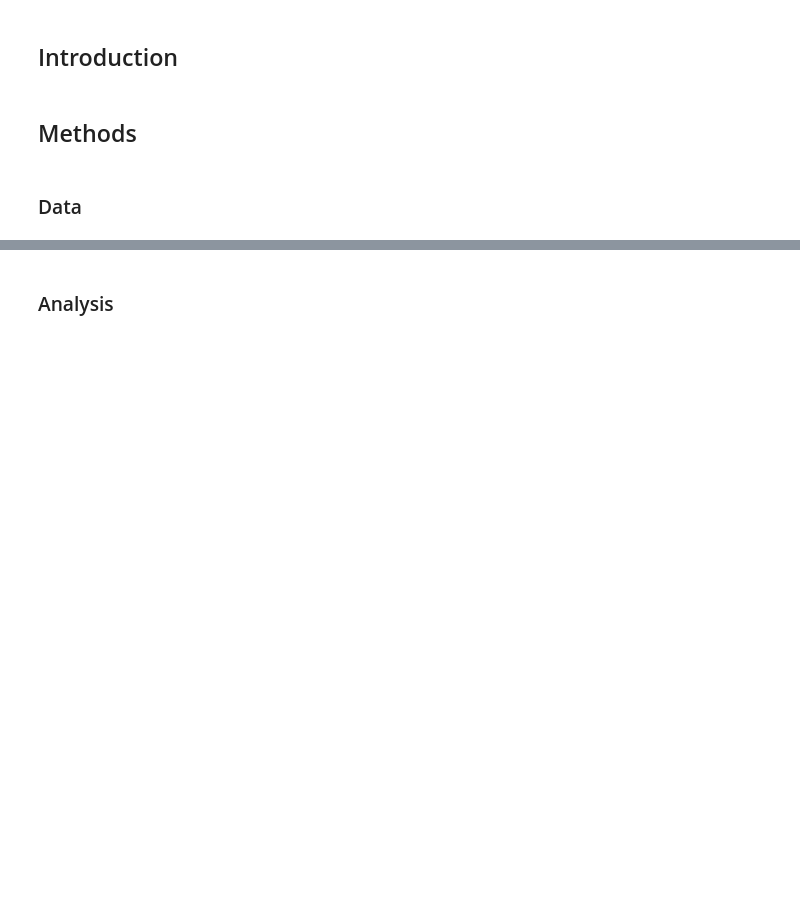
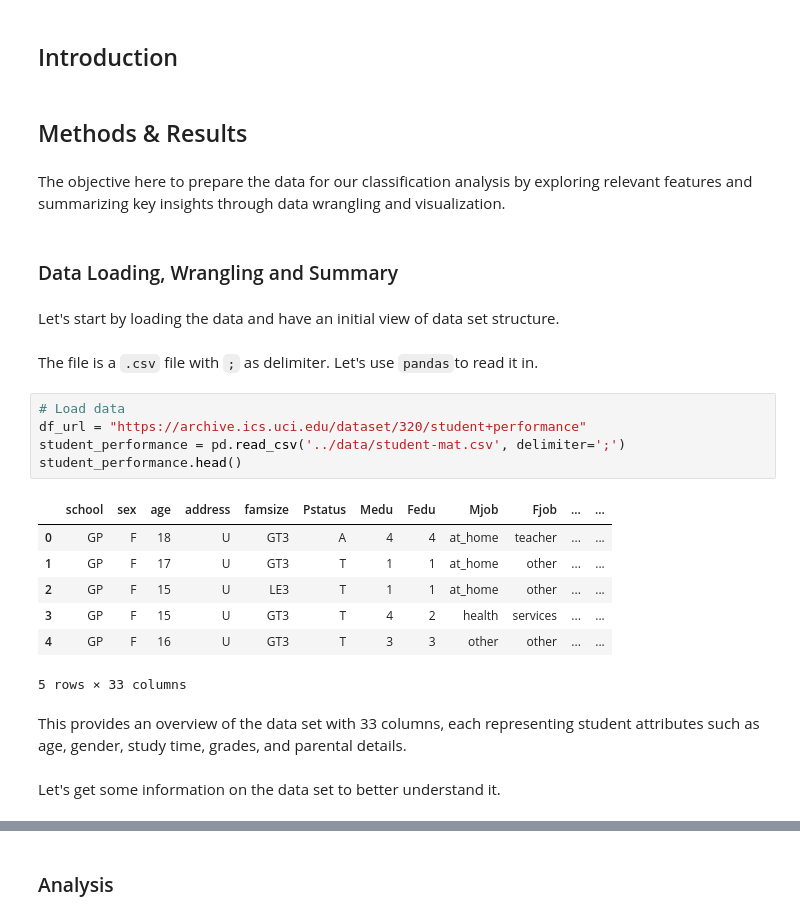
Before and after one commit to UBC-MDS/dsci-522-group-23, a Jupyter notebook: notebooks/student_performance_predictor_report.ipynb, the cells around one changed output, grey strips where cells are left out. Cells and saved outputs as stored; diff of their text form; blank space fills up the shorter version.

```diff
--- a/notebooks/student_performance_predictor_report.ipynb
+++ b/notebooks/student_performance_predictor_report.ipynb
@@ -9,6 +13,29 @@ Packages:
 # %% [markdown]
 ## Introduction
 # %% [markdown]
-## Methods
+## Methods & Results
+# %% [markdown]
+The objective here to prepare the data for our classification analysis by exploring relevant features and summarizing key insights through data wrangling and visualization.
 # %% [markdown]
-### Data
+### Data Loading, Wrangling and Summary
+# %% [markdown]
+Let's start by loading the data and have an initial view of data set structure.
+# %% [markdown]
+The file is a `.csv` file with `;` as delimiter. Let's use `pandas`to read it in.
+# %%
+# Load data
+df_url = "https://archive.ics.uci.edu/dataset/320/student+performance"
+student_performance = pd.read_csv('../data/student-mat.csv', delimiter=';')
+student_performance.head()
+# %% [output]
+|  | school | sex | age | address | famsize | Pstatus | Medu | Fedu | Mjob | Fjob | ... | ... |
+| 0 | GP | F | 18 | U | GT3 | A | 4 | 4 | at_home | teacher | ... | ... |
+| 1 | GP | F | 17 | U | GT3 | T | 1 | 1 | at_home | other | ... | ... |
+| 2 | GP | F | 15 | U | LE3 | T | 1 | 1 | at_home | other | ... | ... |
+| 3 | GP | F | 15 | U | GT3 | T | 4 | 2 | health | services | ... | ... |
+| 4 | GP | F | 16 | U | GT3 | T | 3 | 3 | other | other | ... | ... |
+5 rows × 33 columns
+# %% [markdown]
+This provides an overview of the data set with 33 columns, each representing student attributes such as age, gender, study time, grades, and parental details.
+# %% [markdown]
+Let's get some information on the data set to better understand it.
```
Also changed, not shown: parts of 16 cells of this notebook.
